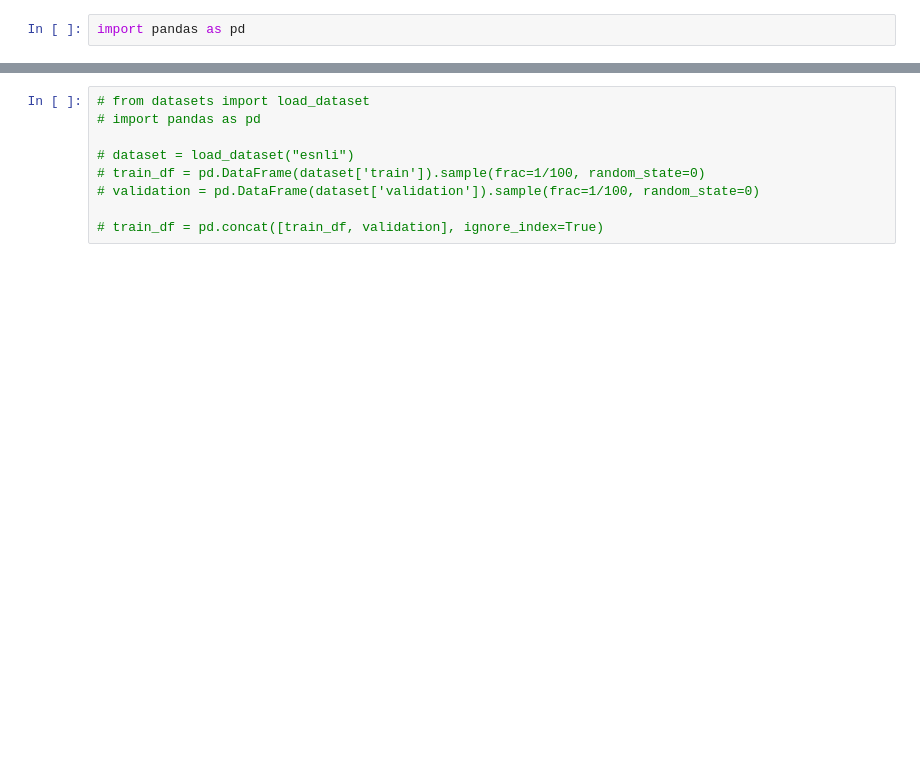
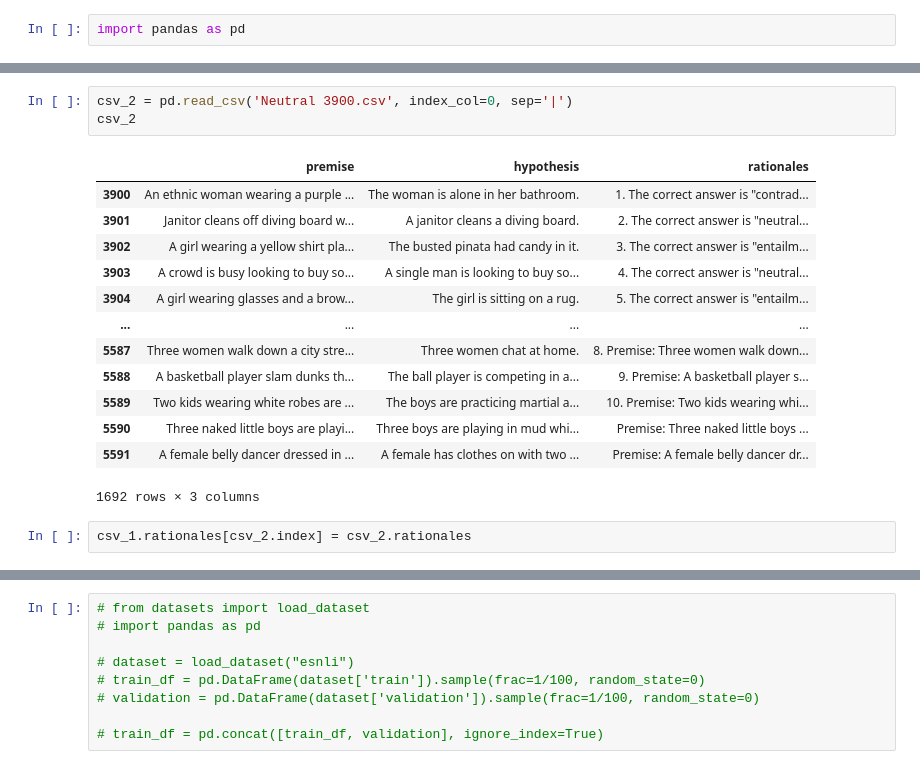
Before and after one commit to huypham1103/distilling-step-by-step, a Jupyter notebook: [API] dataset/handle.ipynb, the cells around one changed output, grey strips where cells are left out. Drawn from its saved outputs; the diff is of its cells as text; blank space fills up the shorter version.

```diff
--- a/[API] dataset/handle.ipynb
+++ b/[API] dataset/handle.ipynb
@@ -5,3 +21,22 @@ csv_1 = pd.read_csv('Contrastive.csv', index_col=0, sep='|')
+# %%
+csv_2 = pd.read_csv('Neutral 3900.csv', index_col=0, sep='|')
+csv_2
+# %% [output]
+|  | premise | hypothesis | rationales |
+| 3900 | An ethnic woman wearing a purple ... | The woman is alone in her bathroom. | 1. The correct answer is "contrad... |
+| 3901 | Janitor cleans off diving board w... | A janitor cleans a diving board. | 2. The correct answer is "neutral... |
+| 3902 | A girl wearing a yellow shirt pla... | The busted pinata had candy in it. | 3. The correct answer is "entailm... |
+| 3903 | A crowd is busy looking to buy so... | A single man is looking to buy so... | 4. The correct answer is "neutral... |
+| 3904 | A girl wearing glasses and a brow... | The girl is sitting on a rug. | 5. The correct answer is "entailm... |
+| ... | ... | ... | ... |
+| 5587 | Three women walk down a city stre... | Three women chat at home. | 8. Premise: Three women walk down... |
+| 5588 | A basketball player slam dunks th... | The ball player is competing in a... | 9. Premise: A basketball player s... |
+| 5589 | Two kids wearing white robes are ... | The boys are practicing martial a... | 10. Premise: Two kids wearing whi... |
+| 5590 | Three naked little boys are playi... | Three boys are playing in mud whi... | Premise: Three naked little boys ... |
+| 5591 | A female belly dancer dressed in ... | A female has clothes on with two ... | Premise: A female belly dancer dr... |
+1692 rows × 3 columns
+# %%
+csv_1.rationales[csv_2.index] = csv_2.rationales
 # %%
 csv_1
 # %% [output]
```
Also changed, not shown: parts of 11 cells of this notebook, 7 other files.
